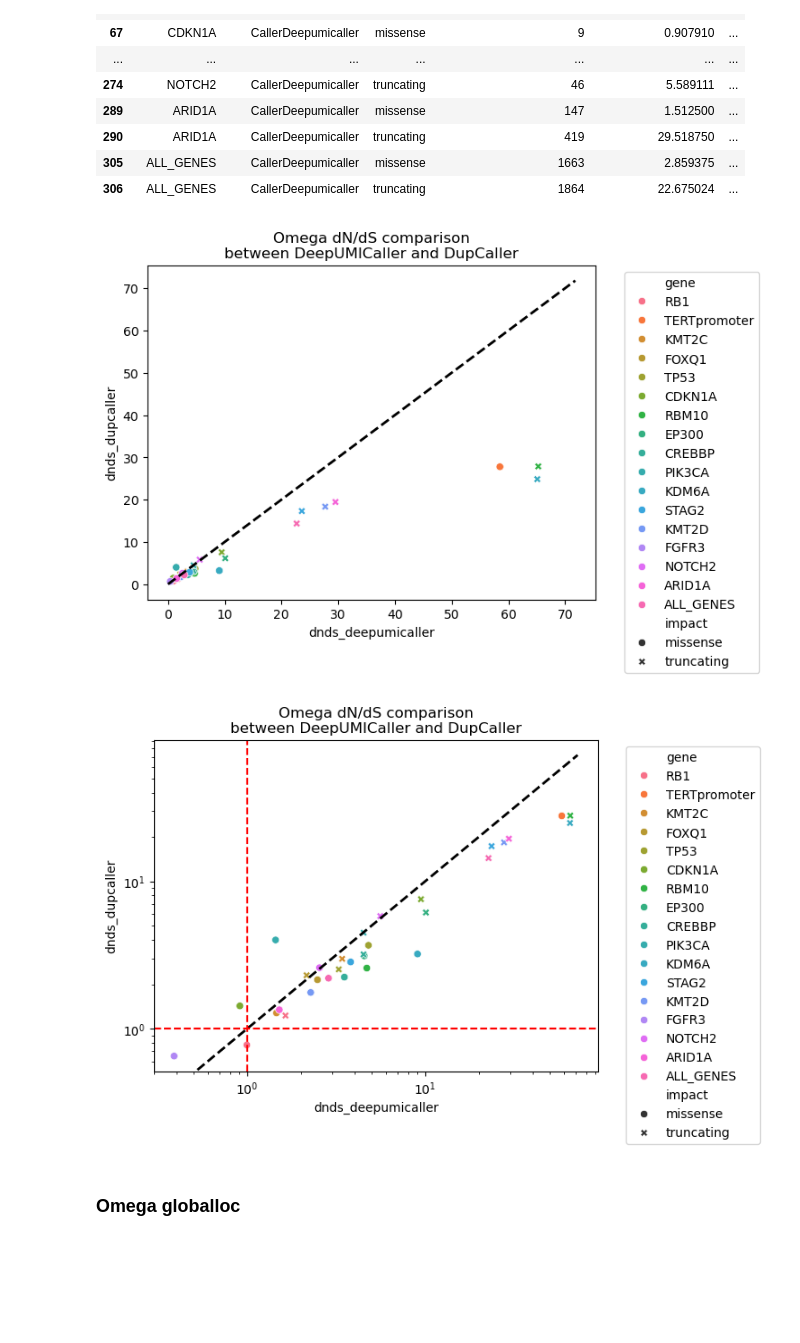
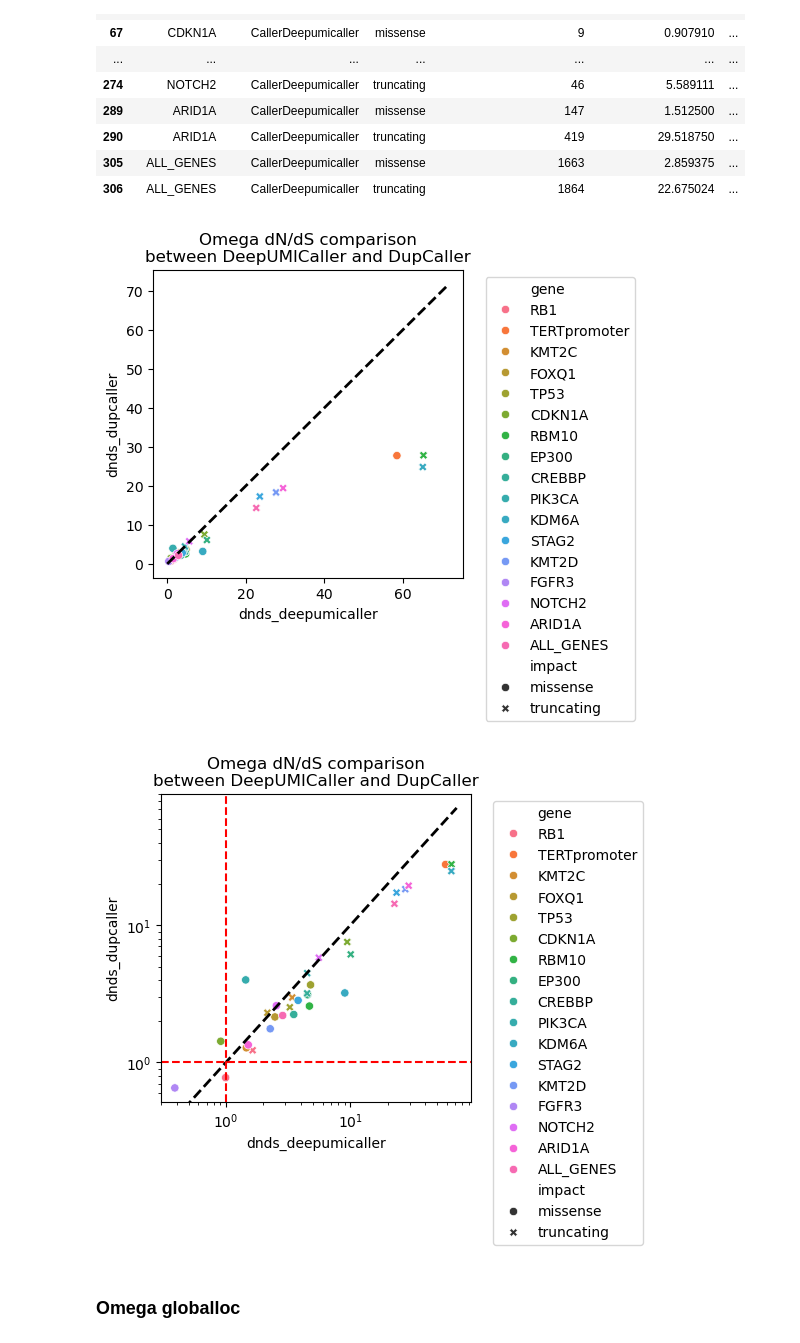
Before and after one commit to bbglab/DeepClone_protocol, a Jupyter notebook: supplementary/extended3/scripts/comparedNdS_updated.ipynb, the cells around one changed output. Drawn from its saved outputs; the diff is of its cells as text; code cells hidden in the pictures; blank space fills up the shorter version.

```diff
--- a/supplementary/extended3/scripts/comparedNdS_updated.ipynb
+++ b/supplementary/extended3/scripts/comparedNdS_updated.ipynb
@@ -48,6 +54,7 @@ reduced_omegas
 | 305 | ALL_GENES | CallerDeepumicaller | missense | 1663 | 2.859375 | ... |
 | 306 | ALL_GENES | CallerDeepumicaller | truncating | 1864 | 22.675024 | ... |
 # %%
+plt.figure(figsize=(4, 4))
 sns.scatterplot(data=reduced_omegas, x="dnds_deepumicaller", y="dnds_dupcaller",
             hue = 'gene',
             style = "impact",
@@ -56,36 +63,39 @@ sns.scatterplot(data=reduced_omegas, x="dnds_deepumicaller", y="dnds_dupcaller",
             )
 max_dnds = max(reduced_omegas["dnds_deepumicaller"].max(), reduced_omegas["dnds_dupcaller"].max()) * 1.1
 
 # add x = y line
 plt.plot([0, max_dnds], [0, max_dnds], 'k--', lw=2)
 # plt.xscale('log')
 # plt.yscale('log')
 plt.legend(bbox_to_anchor=(1.05, 1), loc='upper left')
 plt.title("Omega dN/dS comparison\nbetween DeepUMICaller and DupCaller")
+plt.savefig("../plots/omega_dnds.deepumicaller_vs_dupcaller.pdf", bbox_inches='tight', dpi=300)
 plt.show()
 
 
-
+plt.figure(figsize=(4, 4))
 sns.scatterplot(data=reduced_omegas, x="dnds_deepumicaller", y="dnds_dupcaller",
             hue = 'gene',
             style = "impact",
             # kind="box",
             # height=4, aspect=1.5
             )
 max_dnds = max(reduced_omegas["dnds_deepumicaller"].max(), reduced_omegas["dnds_dupcaller"].max()) * 1.1
 
 # add x = y line
 plt.plot([0, max_dnds], [0, max_dnds], 'k--', lw=2)
 plt.axvline(x=1, color='r', linestyle='--')
 plt.axhline(y=1, color='r', linestyle='--')
 plt.xscale('log')
 plt.yscale('log')
 plt.legend(bbox_to_anchor=(1.05, 1), loc='upper left')
 plt.title("Omega dN/dS comparison\nbetween DeepUMICaller and DupCaller")
+plt.savefig("../plots/omega_dnds.deepumicaller_vs_dupcaller.log.pdf", bbox_inches='tight', dpi=300)
+
 plt.show()
 # %% [output]
-[figure, old version]
+[figure, new version]
-[figure, old version]
+[figure, new version]
 # %% [markdown]
 ### Omega globalloc
 # %%
```
Also changed, not shown: parts of 25 cells of this notebook, 10 other files.
